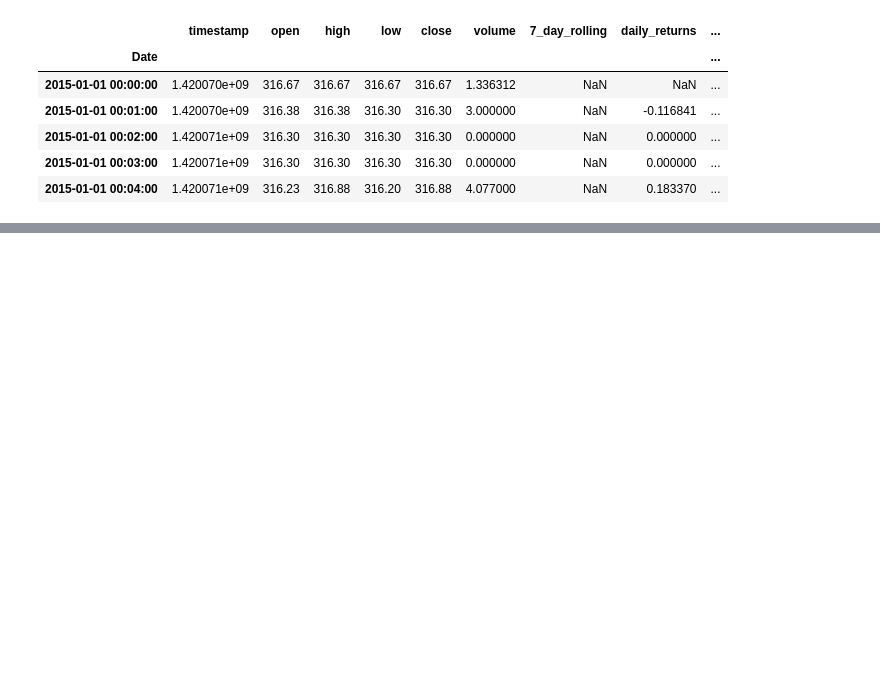
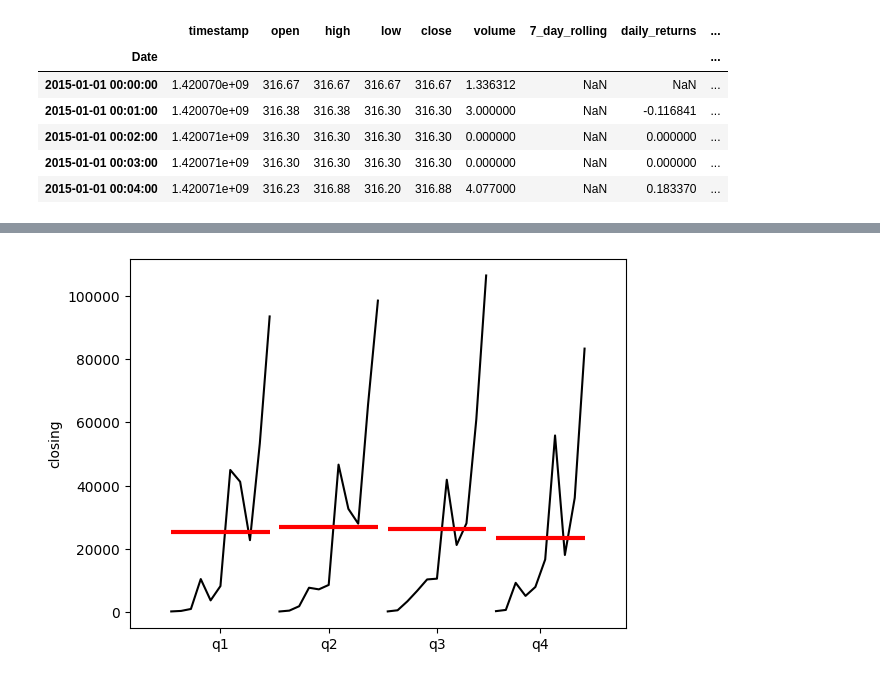
Before and after one commit to agakshita5/time-series-prac, a Jupyter notebook: ts-prac.ipynb, the cells around one changed output, grey strips where cells are left out. Cells and saved outputs as stored; diff of their text form; code cells hidden in the pictures; blank space fills up the shorter version.

```diff
--- a/ts-prac.ipynb
+++ b/ts-prac.ipynb
@@ -215,0 +229,6 @@ df.head()
+# %%
+# plotting quarterly seasonality
+quarter_plot(df['close'].resample('Q').mean(), ylabel='closing')
+plt.show()
+# %% [output]
+[figure, added]
```
Also changed, not shown: parts of 6 cells of this notebook.
